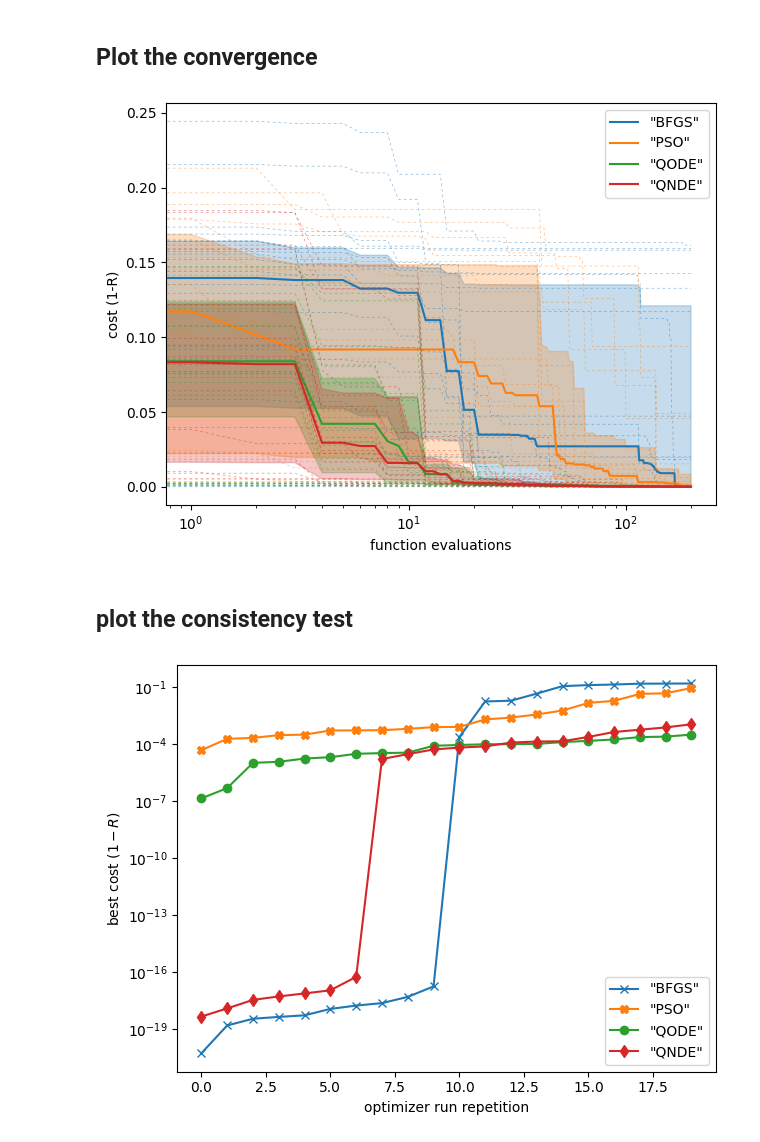
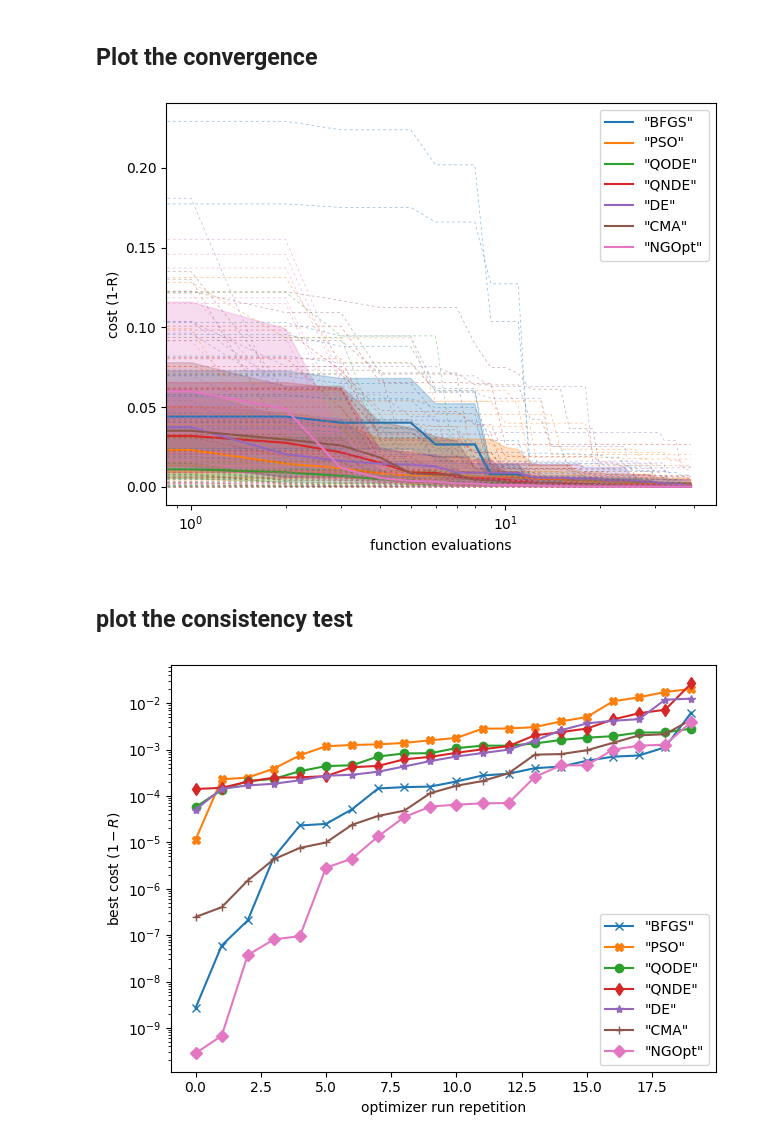
Before and after one commit to wiechapeter/tuto_multilayer_optimization, a Jupyter notebook: 05_ellipsometry_algo_benchmark.ipynb, the cells around one changed output. Saved outputs shown, nothing was run; the diff lists cells and outputs as text; code cells hidden in the pictures.

```diff
--- a/05_ellipsometry_algo_benchmark.ipynb
+++ b/05_ellipsometry_algo_benchmark.ipynb
@@ -156,11 +156,11 @@ plt.show()
 
 run the optimization with several optimizers in an attempt to find the best suited algorithm for our problem.
 # %%
-budget = 200     # stop criterion: allowed number of evaluations
+budget = 20 * 2 * nb_layers    # stop criterion: allowed number of evaluations
 N_repet_each = 20 # how often to repeat the run with each optimizer
 
 # iterate through list of algorithms to use
-list_optims = ["BFGS", "PSO", "QODE", "QNDE"]
+list_optims = ["BFGS", "PSO", "QODE", "QNDE", "DE", "CMA", "NGOpt"]
 
 # init results container dict
 hist_cost = {}
@@ -187,7 +187,8 @@ for optim_name in list_optims:
         # ------- setup the parametrization
         # # bounds for free params: layer permittivities and thicknesses
         args_mat_thick_ng = ng.p.Array(
-            init=[min_eps]*nb_layers + [min_thick]*nb_layers,
+            #init=[min_eps]*nb_layers + [min_thick]*nb_layers,
+            shape=(2 * nb_layers,),
             lower=[min_eps]*nb_layers + [min_thick]*nb_layers,
             upper=[max_eps]*nb_layers + [max_thick]*nb_layers,
         )
@@ -255,21 +276,21 @@ plt.legend()
 plt.tight_layout()
 plt.show()
 # %% [output]
-[figure, old version]
+[figure, new version]
 # %% [markdown]
 ## plot the consistency test
 # %%
 colors = [f'C{i}' for i in range(10)]
-markers = ['x', 'X', 'o', 'd']
+markers = ['x', 'X', 'o', 'd', '*', '+', 'D']
 
 for i_opt, k in enumerate(hist_best_f):
     plt.plot(np.sort(hist_best_f[k]), color=colors[i_opt], marker=markers[i_opt], label=f'"{k}"')
 
 plt.xlabel('optimizer run repetition')
 plt.ylabel('best cost ($1-R$)')
 plt.yscale('log')
 plt.legend()
 plt.tight_layout()
 plt.show()
 # %% [output]
-[figure, old version]
+[figure, new version]
```
Also changed, not shown: parts of 2 cells of this notebook, 10 other files.
